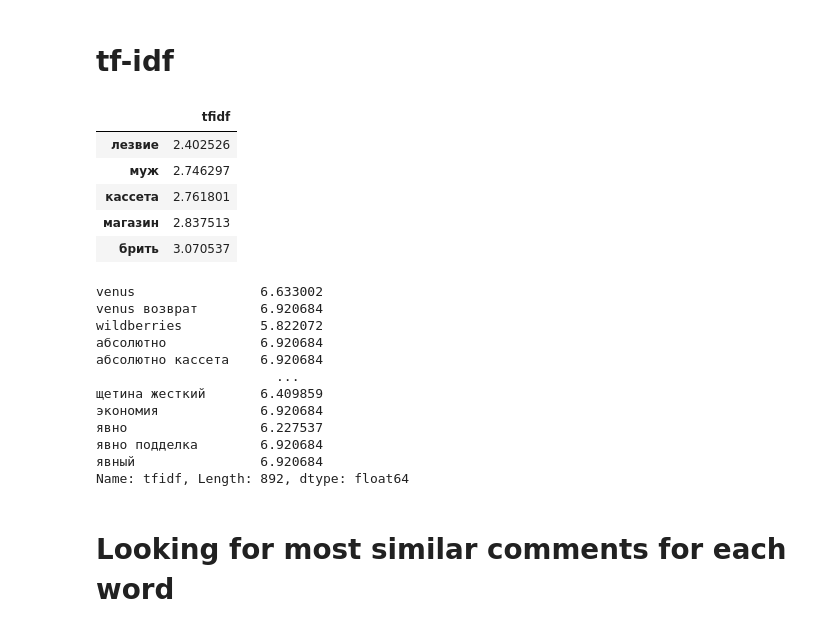
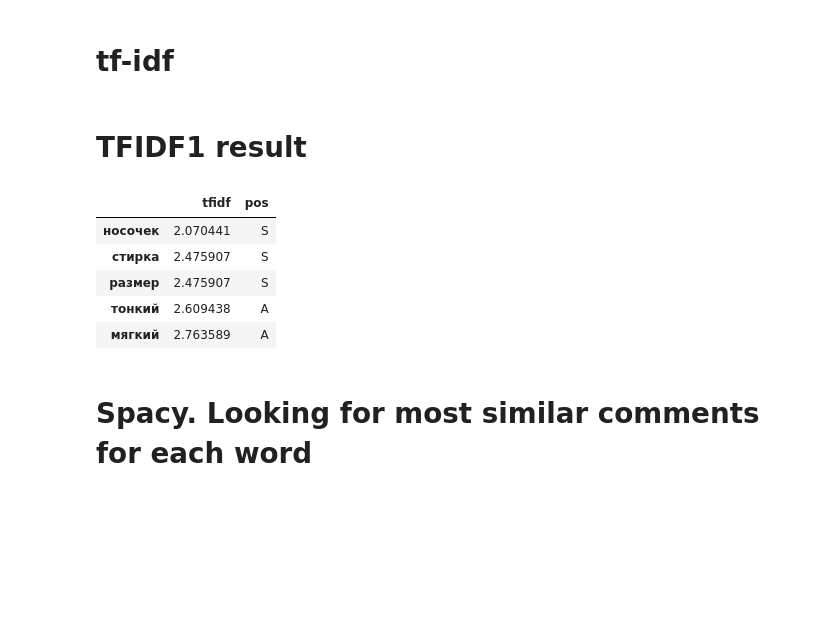
Before and after one commit to SvetlanaY/Wildberries_bot, a Jupyter notebook: Jupiter/Stopwords.ipynb, the cells around one changed output. Cells and saved outputs as stored; diff of their text form; code cells hidden in the pictures; blank space fills up the shorter version.

Commit message:
new version of preprocessing and stopwords, TFIDF without verbs,LDA with Gridsearch

```diff
--- a/Jupiter/Stopwords.ipynb
+++ b/Jupiter/Stopwords.ipynb
@@ -41,3 +50,6 @@ path = f'./input/{arr_df["file_name"][file_index]}'
+# %%
+file_index = 5
+path = f'../input/{arr_df["file_name"][file_index]}'
 # %%
 columns = ['comment', 'date_time', 'color','size', 'thumb_up', 'thumb_down', 'prod_eval', 'prod', 'brand']
 
@@ -170,3 +180,5 @@ Wall time: 24.1 µs
+# %%
+df['cleaned_comment'] = df['cleaned_comment'].map(lambda x: delete_stopwords(x))
 # %%
 df.head(5)
 # %% [output]
@@ -248,33 +294,29 @@ tfidf = dict(zip(vectorizer.get_feature_names(), vectorizer.idf_))
 tfidf = pd.DataFrame(columns=['tfidf']).from_dict(
                     dict(tfidf), orient='index')
 tfidf.columns = ['tfidf']
+# %%
+def pos_define(x):
+    m = Mystem()
+    w = m.analyze(x)[0]
+    pos = w['analysis'][0]['gr'].split(',')[0]
+    pos = pos.split('=')[0].strip()
+    return pos
+
+tfidf['pos'] = tfidf.index.map(lambda x: pos_define(x))
+# %% [markdown]
+# TFIDF1 result
 # %%
 #Эти слова показываем пользователю, он вводит то, по чему хочет почитать подробнее, или свое слово
-tfidf.sort_values(by=['tfidf'], ascending=True).head(5)
+tfidf[(tfidf['pos']!='V') & (tfidf['pos'] !='ADV')].sort_values(by=['tfidf'], ascending=True).head(5)
 # %% [output]
-|  | tfidf |
-| лезвие | 2.402526 |
-| муж | 2.746297 |
-| кассета | 2.761801 |
-| магазин | 2.837513 |
-| брить | 3.070537 |
+|  | tfidf | pos |
+| носочек | 2.070441 | S |
+| стирка | 2.475907 | S |
+| размер | 2.475907 | S |
+| тонкий | 2.609438 | A |
+| мягкий | 2.763589 | A |
-# %%
-tfidf['tfidf']
-# %% [output]
-venus                6.633002
-venus возврат        6.920684
-wildberries          5.822072
-абсолютно            6.920684
-абсолютно кассета    6.920684
-                       ...
-щетина жесткий       6.409859
-экономия             6.920684
-явно                 6.227537
-явно подделка        6.920684
-явный                6.920684
-Name: tfidf, Length: 892, dtype: float64
 # %% [markdown]
-# Looking for most similar comments for each word
+# Spacy. Looking for most similar comments for each word
 # %%
 nlp = spacy.load('ru_core_news_lg')
 # %%
```
Also changed, not shown: parts of 72 cells of this notebook.
